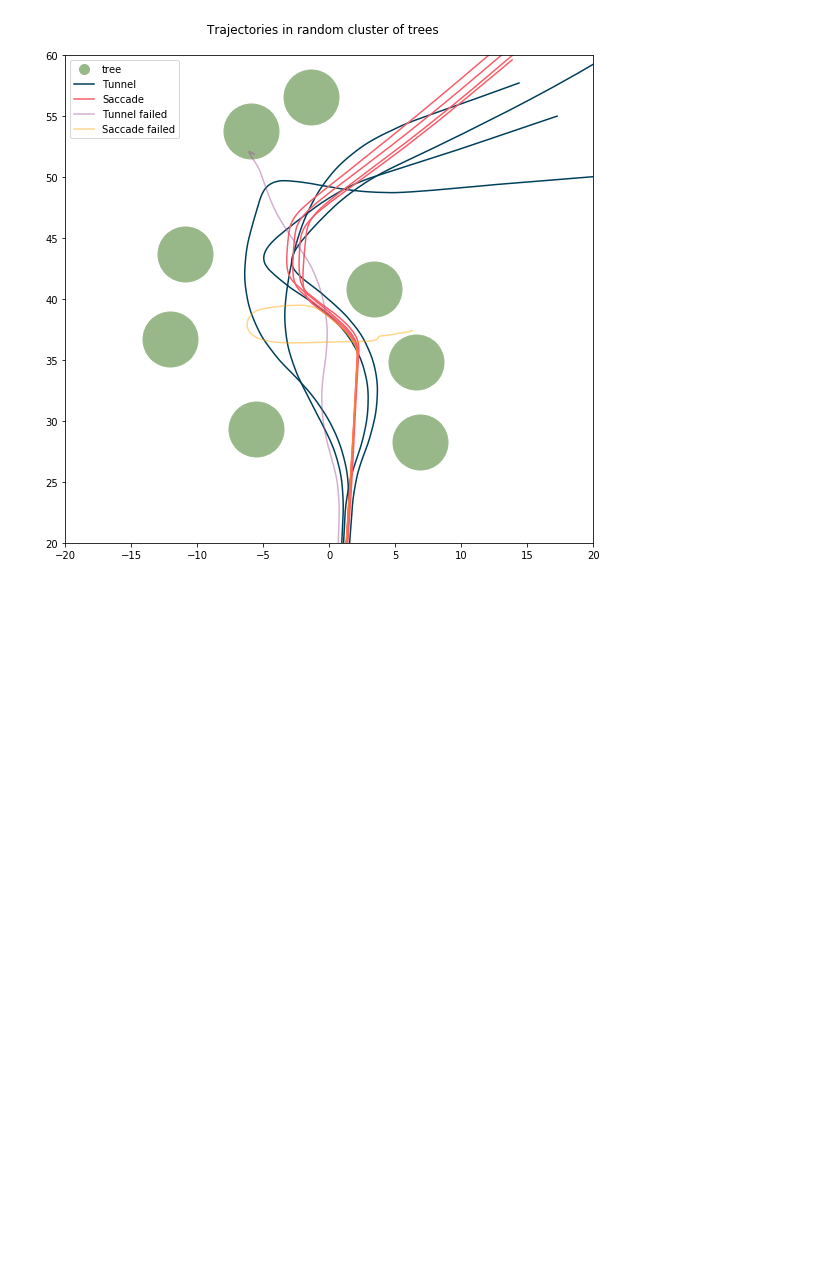
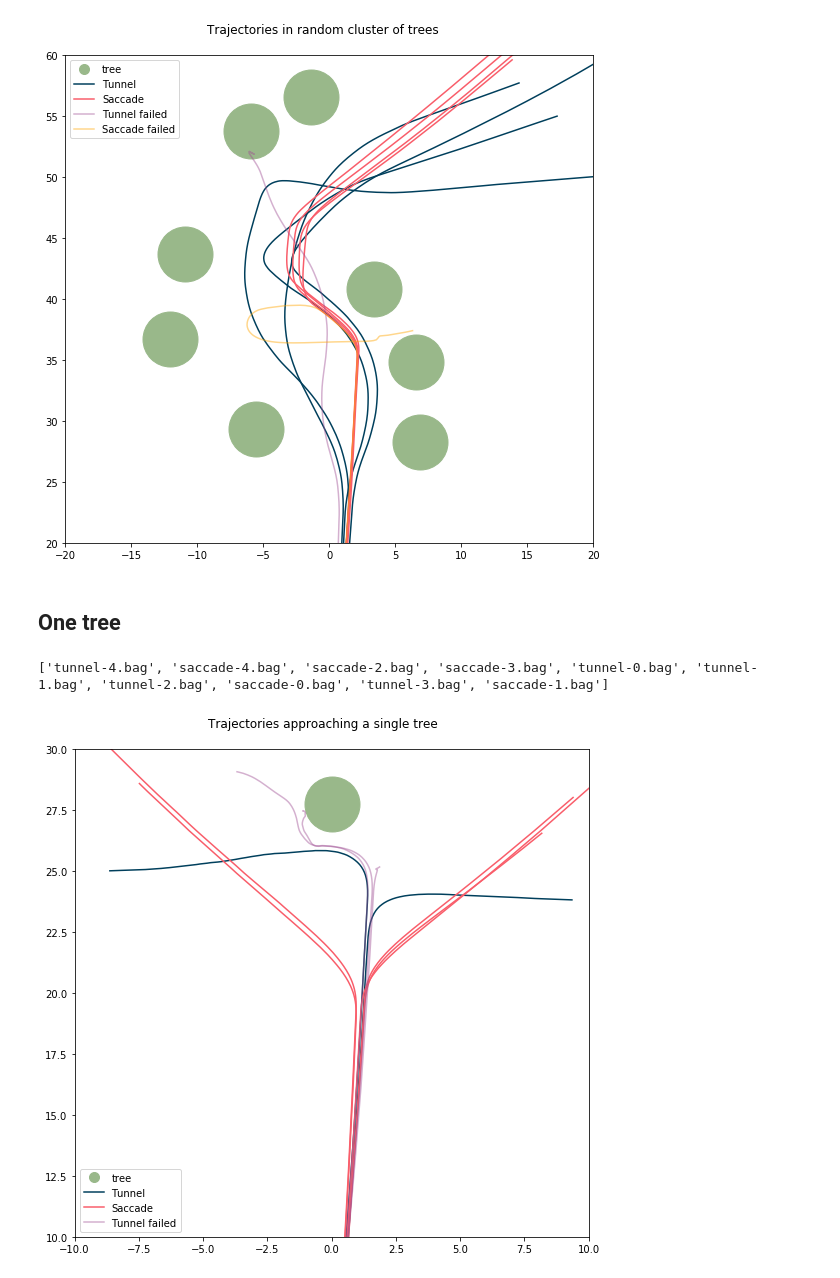
Before and after one commit to joanreyero/pyx4-avoidance, a Jupyter notebook: src/trajectories/plots.ipynb, the cells around one changed output. Saved outputs shown, nothing was run; the diff lists cells and outputs as text; code cells hidden in the pictures; blank space fills up the shorter version.

Commit message:
Added single tree experiment and world

```diff
--- a/src/trajectories/plots.ipynb
+++ b/src/trajectories/plots.ipynb
@@ -126,3 +126,13 @@ plot_trajectory('random', 'random', failed=failed, save=True, limits=limits, tit
 # %% [output]
 ['tunnel-4.bag', 'saccade-4.bag', 'saccade-2.bag', 'saccade-3.bag', 'tunnel-0.bag', 'tunnel-1.bag', 'tunnel-2.bag', 'saccade-0.bag', 'tunnel-3.bag', 'saccade-1.bag']
 [figure]
+# %% [markdown]
+## One tree
+# %%
+failed = ['tunnel-1.bag', 'tunnel-3.bag', 'tunnel-4.bag']
+limits = [[-10, 10], [10, 30]]
+title = 'Trajectories approaching a single tree'
+plot_trajectory('1-tree', 'tree', failed=failed, save=True, limits=limits, title=title)
+# %% [output]
+['tunnel-4.bag', 'saccade-4.bag', 'saccade-2.bag', 'saccade-3.bag', 'tunnel-0.bag', 'tunnel-1.bag', 'tunnel-2.bag', 'saccade-0.bag', 'tunnel-3.bag', 'saccade-1.bag']
+[figure, added]
```
Also changed, not shown: 3 other files.
